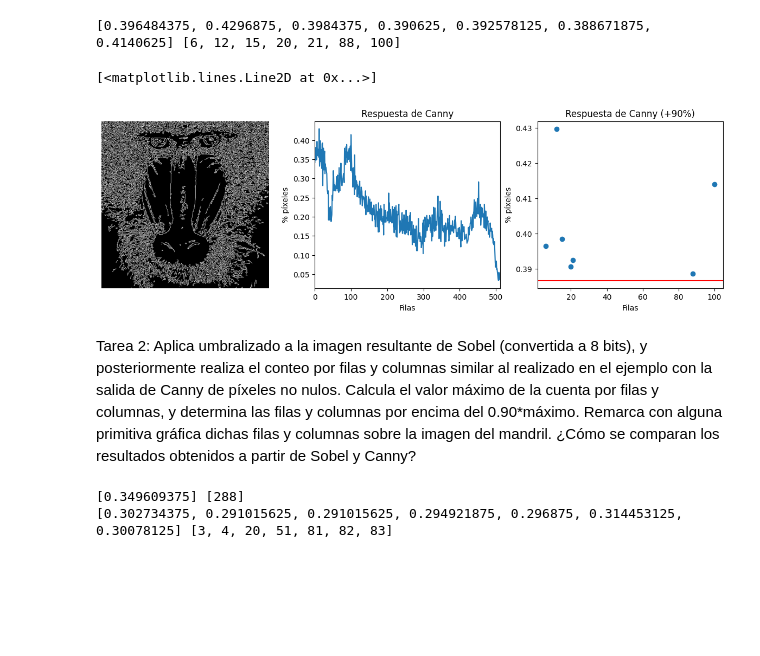
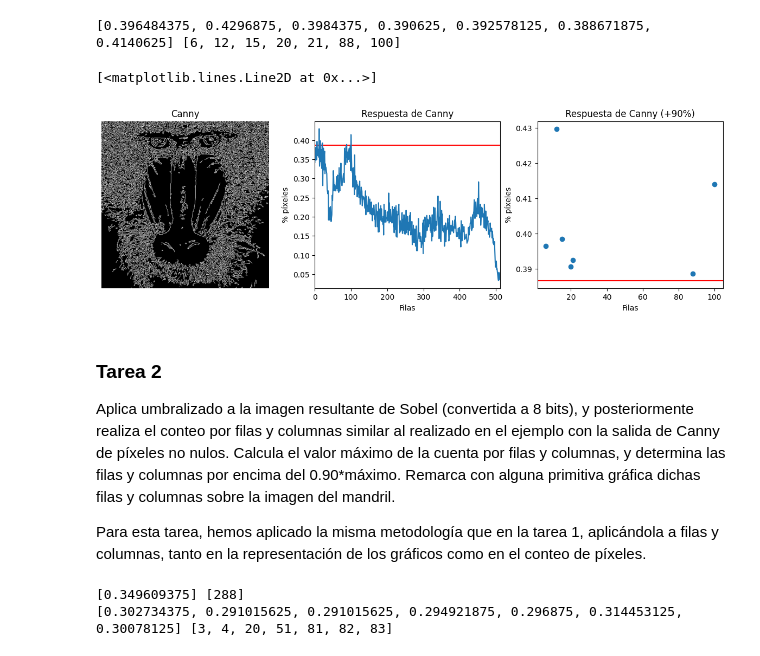
Before and after one commit to AllenHyun/VC_P2_LRM_MCV, a Jupyter notebook: Tareas.ipynb, the cells around one changed output. Saved outputs shown, nothing was run; the diff lists cells and outputs as text; code cells hidden in the pictures; blank space fills up the shorter version.

Commit message:
Terminado el README, corrección de elementos faltantes en las tareas (incompatibilidad de versiones). Práctica completa.

```diff
--- a/Tareas.ipynb
+++ b/Tareas.ipynb
@@ -30,37 +31,41 @@ max_rows_indexes = []
 for i in range(len(rows)):
     if rows[i] >= 0.9*maxfil:
         max_rows_values.append(float(rows[i]))
         max_rows_indexes.append(i)
 print(max_rows_values, max_rows_indexes)
 
 # Muestra Canny
 fig, (ax1, ax2, ax3)= plt.subplots(1, 3, figsize=(15, 4))
 ax1.set_axis_off()
-ax2.set_title("Canny")
+ax1.set_title("Canny")
 ax1.imshow(canny, cmap='gray')
 
 # Muestra píxeles blancos por filas
 ax2.set_title("Respuesta de Canny")
 ax2.set_xlabel("Filas")
 ax2.set_ylabel("% píxeles")
+ax2.axhline(maxfil*0.9, color='red')
 ax2.plot(rows)
 # Rango en x definido por las filas
 ax2.set_xlim([0, len(row_counts)])
 
 # Muestra valor de píxeles blancos mayores que el 90% de maxfil
 ax3.set_title("Respuesta de Canny (+90%)")
 ax3.set_xlabel("Filas")
 ax3.set_ylabel("% píxeles")
 ax3.axhline(maxfil*0.9, color='red')
 x = np.array(max_rows_indexes)
 y = np.array(max_rows_values)
 ax3.plot(x, y, 'o')
 # %% [output]
 [0.396484375, 0.4296875, 0.3984375, 0.390625, 0.392578125, 0.388671875, 0.4140625] [6, 12, 15, 20, 21, 88, 100]
 [<matplotlib.lines.Line2D at 0x...>]
-[figure, old version]
+[figure, new version]
 # %% [markdown]
-Tarea 2: Aplica umbralizado a la imagen resultante de Sobel (convertida a 8 bits), y posteriormente realiza el conteo por filas y columnas similar al realizado en el ejemplo con la salida de Canny de píxeles no nulos. Calcula el valor máximo de la cuenta por filas y columnas, y determina las filas y columnas por encima del 0.90*máximo. Remarca con alguna primitiva gráfica dichas filas y columnas sobre la imagen del mandril. ¿Cómo se comparan los resultados obtenidos a partir de Sobel y Canny?
+### Tarea 2
+Aplica umbralizado a la imagen resultante de Sobel (convertida a 8 bits), y posteriormente realiza el conteo por filas y columnas similar al realizado en el ejemplo con la salida de Canny de píxeles no nulos. Calcula el valor máximo de la cuenta por filas y columnas, y determina las filas y columnas por encima del 0.90*máximo. Remarca con alguna primitiva gráfica dichas filas y columnas sobre la imagen del mandril.
+
+Para esta tarea, hemos aplicado la misma metodología que en la tarea 1, aplicándola a filas y columnas, tanto en la representación de los gráficos como en el conteo de píxeles.
 # %%
 # Gaussiana para suavizar la imagen original, eliminando altas frecuencias
 img = cv2.imread('mandril.jpg')
```
Also changed, not shown: parts of 7 cells of this notebook, 6 other files.
